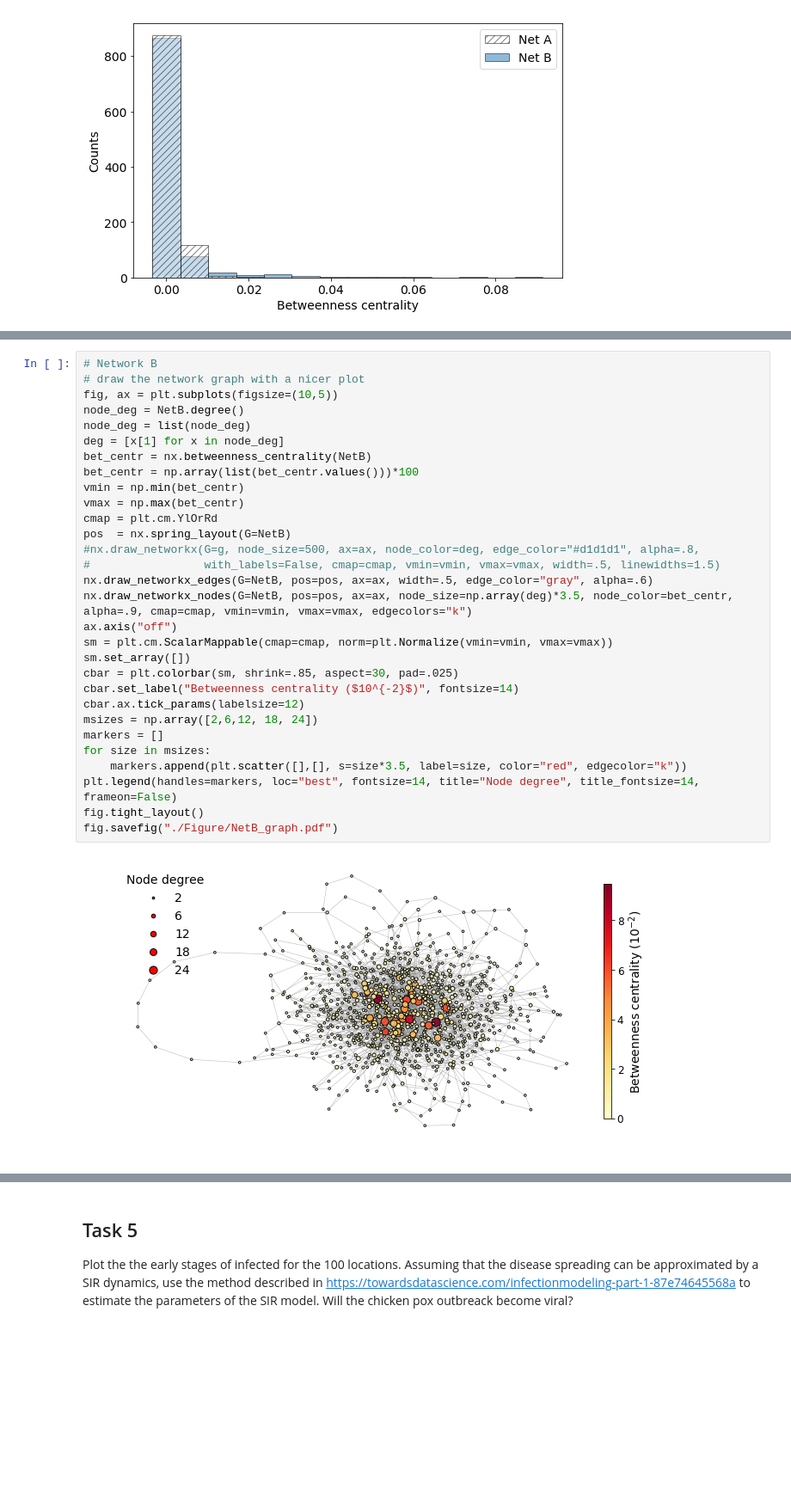
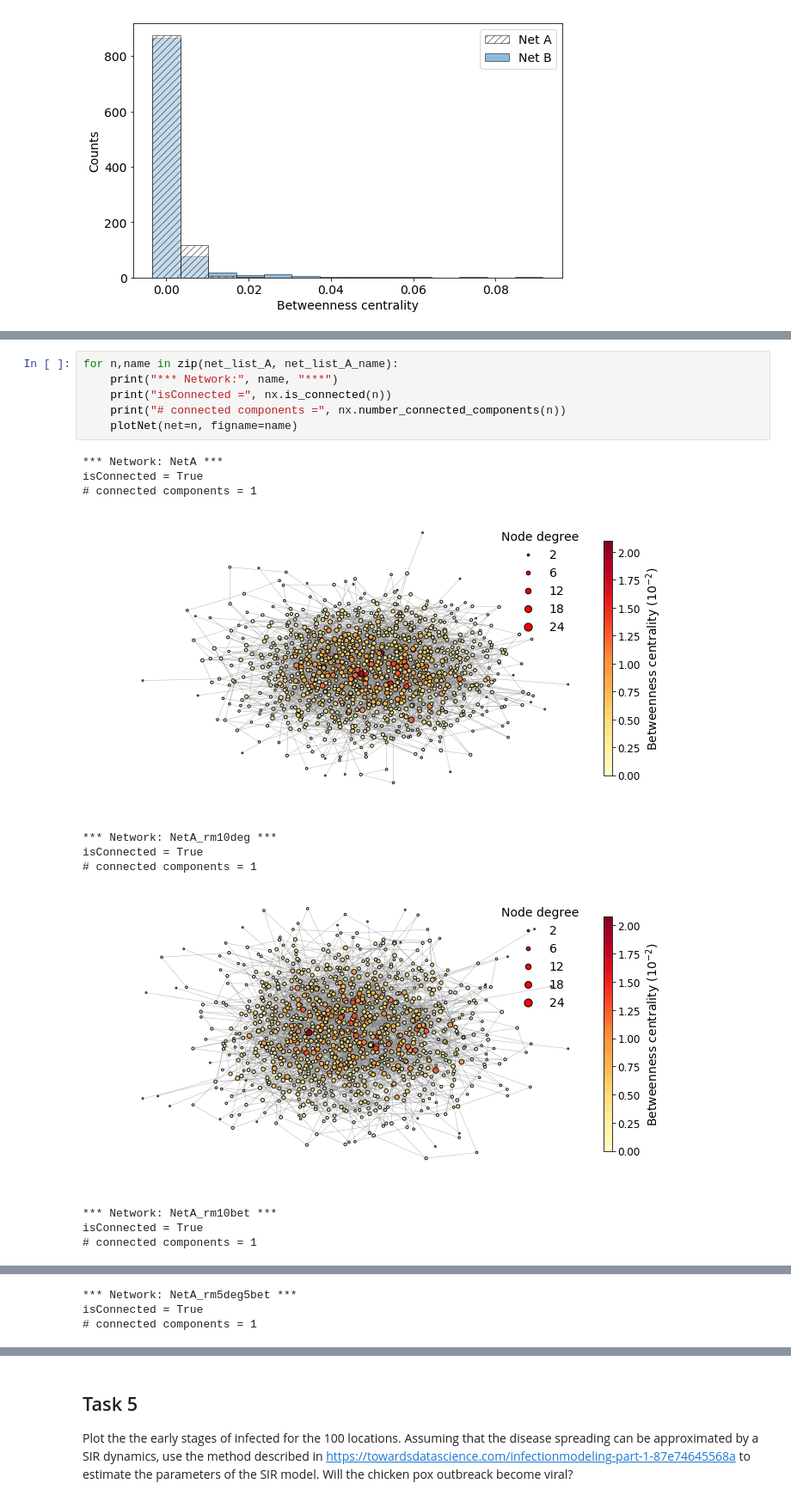
Before and after one commit to Agos95/ComplexSyst, a Jupyter notebook: 02/Agostini_Federico_code2.ipynb, the cells around one changed output, grey strips where cells are left out. Shown at 86% size. Drawn from its saved outputs; the diff is of its cells as text; blank space fills up the shorter version.

```diff
--- a/02/Agostini_Federico_code2.ipynb
+++ b/02/Agostini_Federico_code2.ipynb
@@ -564,32 +774,18 @@ fig.savefig("./Figure/NetA_graph.pdf")
-# %%
-# Network B
-# draw the network graph with a nicer plot
-fig, ax = plt.subplots(figsize=(10,5))
-node_deg = NetB.degree()
-node_deg = list(node_deg)
-deg = [x[1] for x in node_deg]
-bet_centr = nx.betweenness_centrality(NetB)
-bet_centr = np.array(list(bet_centr.values()))*100
-vmin = np.min(bet_centr)
-vmax = np.max(bet_centr)
-cmap = plt.cm.YlOrRd
-pos  = nx.spring_layout(G=NetB)
-#nx.draw_networkx(G=g, node_size=500, ax=ax, node_color=deg, edge_color="#d1d1d1", alpha=.8,
-#                 with_labels=False, cmap=cmap, vmin=vmin, vmax=vmax, width=.5, linewidths=1.5)
-nx.draw_networkx_edges(G=NetB, pos=pos, ax=ax, width=.5, edge_color="gray", alpha=.6)
-nx.draw_networkx_nodes(G=NetB, pos=pos, ax=ax, node_size=np.array(deg)*3.5, node_color=bet_centr, alpha=.9, cmap=cmap, vmin=vmin, vmax=vmax, edgecolors="k")
-ax.axis("off")
-sm = plt.cm.ScalarMappable(cmap=cmap, norm=plt.Normalize(vmin=vmin, vmax=vmax))
-sm.set_array([])
-cbar = plt.colorbar(sm, shrink=.85, aspect=30, pad=.025)
-cbar.set_label("Betweenness centrality ($10^{-2}$)", fontsize=14)
-cbar.ax.tick_params(labelsize=12)
-msizes = np.array([2,6,12, 18, 24])
-markers = []
-for size in msizes:
-    markers.append(plt.scatter([],[], s=size*3.5, label=size, color="red", edgecolor="k"))
-plt.legend(handles=markers, loc="best", fontsize=14, title="Node degree", title_fontsize=14, frameon=False)
-fig.tight_layout()
-fig.savefig("./Figure/NetB_graph.pdf")
-# %% [output]
-[figure, removed]
+# %%
+for n,name in zip(net_list_A, net_list_A_name):
+    print("*** Network:", name, "***")
+    print("isConnected =", nx.is_connected(n))
+    print("# connected components =", nx.number_connected_components(n))
+    plotNet(net=n, figname=name)
+# %% [output]
+*** Network: NetA ***
+isConnected = True
+# connected components = 1
+[figure, added]
+*** Network: NetA_rm10deg ***
+isConnected = True
+# connected components = 1
+[figure, added]
+*** Network: NetA_rm10bet ***
+isConnected = True
+# connected components = 1
@@ -595,0 +793,3 @@ fig.savefig("./Figure/NetB_graph.pdf")
+*** Network: NetA_rm5deg5bet ***
+isConnected = True
+# connected components = 1
```
Also changed, not shown: parts of 18 cells of this notebook, 4 other files.
